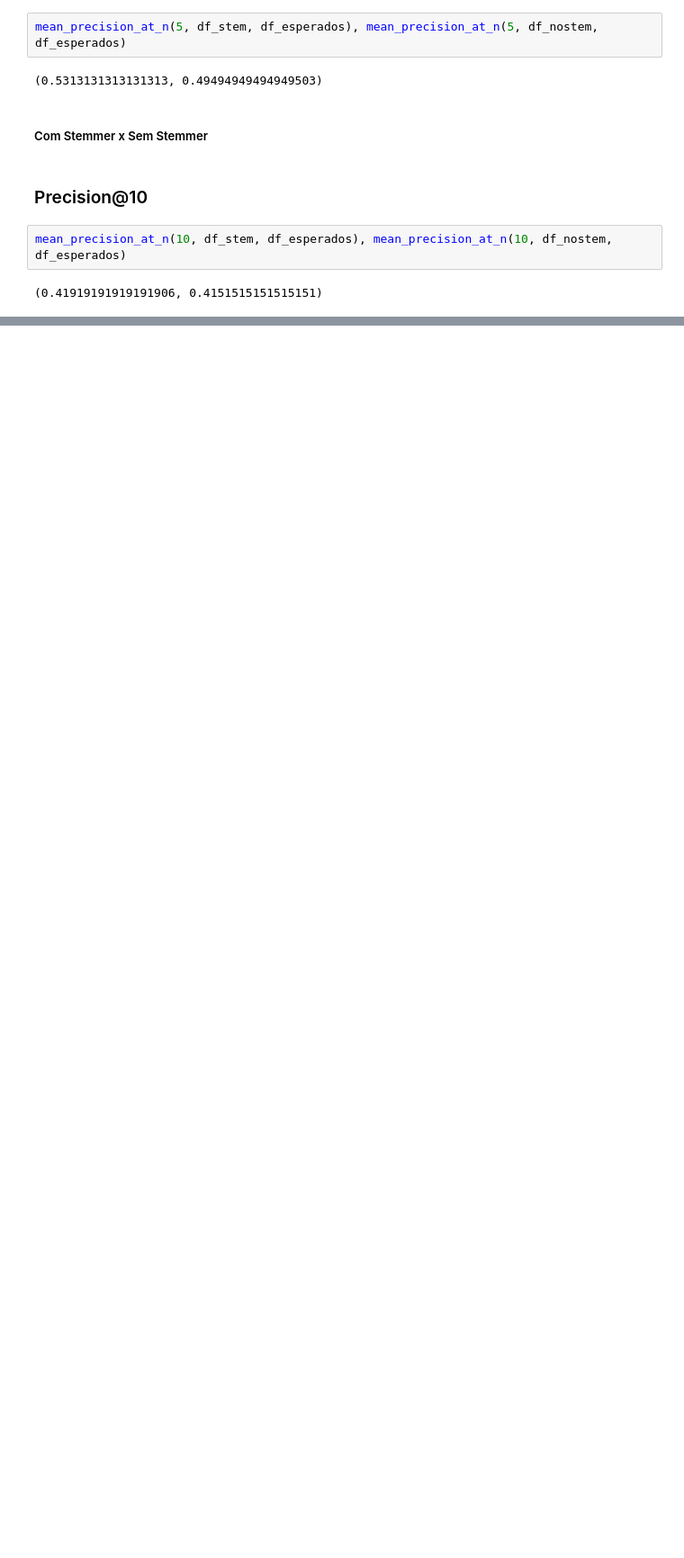
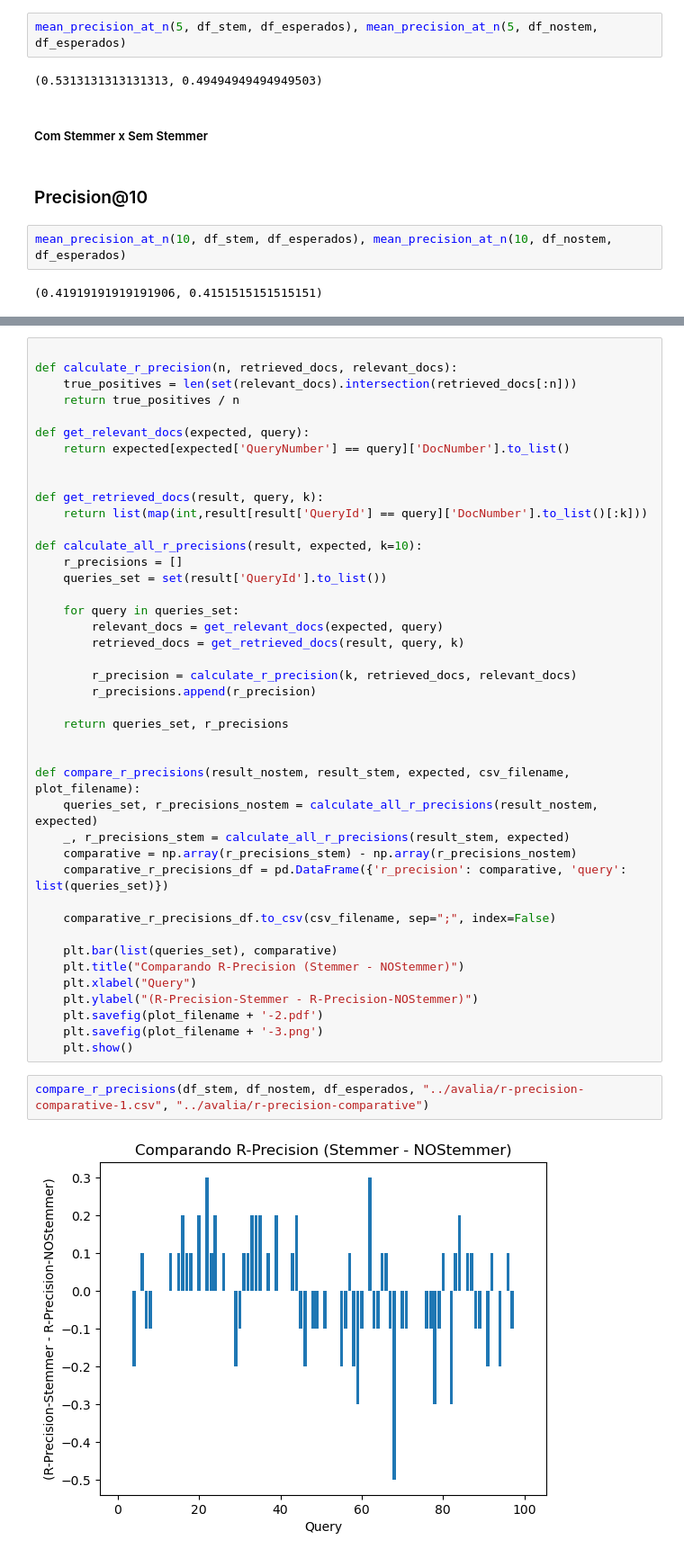
Before and after one commit to naygomes/busca-e-mineracao-de-texto, a Jupyter notebook: task1/src/evaluator.ipynb, the cells around one changed output, grey strips where cells are left out. Shown at 90% size. Saved outputs shown, nothing was run; the diff lists cells and outputs as text; blank space fills up the shorter version.

Commit message:
feat - r-precision

```diff
--- a/task1/src/evaluator.ipynb
+++ b/task1/src/evaluator.ipynb
@@ -196,0 +199,46 @@ mean_precision_at_n(10, df_stem, df_esperados), mean_precision_at_n(10, df_noste
+# %%
+
+def calculate_r_precision(n, retrieved_docs, relevant_docs):
+    true_positives = len(set(relevant_docs).intersection(retrieved_docs[:n]))
+    return true_positives / n
+
+def get_relevant_docs(expected, query):
+    return expected[expected['QueryNumber'] == query]['DocNumber'].to_list()
+
+
+def get_retrieved_docs(result, query, k):
+    return list(map(int,result[result['QueryId'] == query]['DocNumber'].to_list()[:k]))
+
+def calculate_all_r_precisions(result, expected, k=10):
+    r_precisions = []
+    queries_set = set(result['QueryId'].to_list())
+
+    for query in queries_set:
+        relevant_docs = get_relevant_docs(expected, query)
+        retrieved_docs = get_retrieved_docs(result, query, k)
+
+        r_precision = calculate_r_precision(k, retrieved_docs, relevant_docs)
+        r_precisions.append(r_precision)
+
+    return queries_set, r_precisions
+
+
+def compare_r_precisions(result_nostem, result_stem, expected, csv_filename, plot_filename):
+    queries_set, r_precisions_nostem = calculate_all_r_precisions(result_nostem, expected)
+    _, r_precisions_stem = calculate_all_r_precisions(result_stem, expected)
+    comparative = np.array(r_precisions_stem) - np.array(r_precisions_nostem)
+    comparative_r_precisions_df = pd.DataFrame({'r_precision': comparative, 'query': list(queries_set)})
+
+    comparative_r_precisions_df.to_csv(csv_filename, sep=";", index=False)
+
+    plt.bar(list(queries_set), comparative)
+    plt.title("Comparando R-Precision (Stemmer - NOStemmer)")
+    plt.xlabel("Query")
+    plt.ylabel("(R-Precision-Stemmer - R-Precision-NOStemmer)")
+    plt.savefig(plot_filename + '-2.pdf')
+    plt.savefig(plot_filename + '-3.png')
+    plt.show()
+# %%
+compare_r_precisions(df_stem, df_nostem, df_esperados, "../avalia/r-precision-comparative-1.csv", "../avalia/r-precision-comparative")
+# %% [output]
+[figure, added]
```
Also changed, not shown: parts of 1 cell of this notebook, 5 other files.
